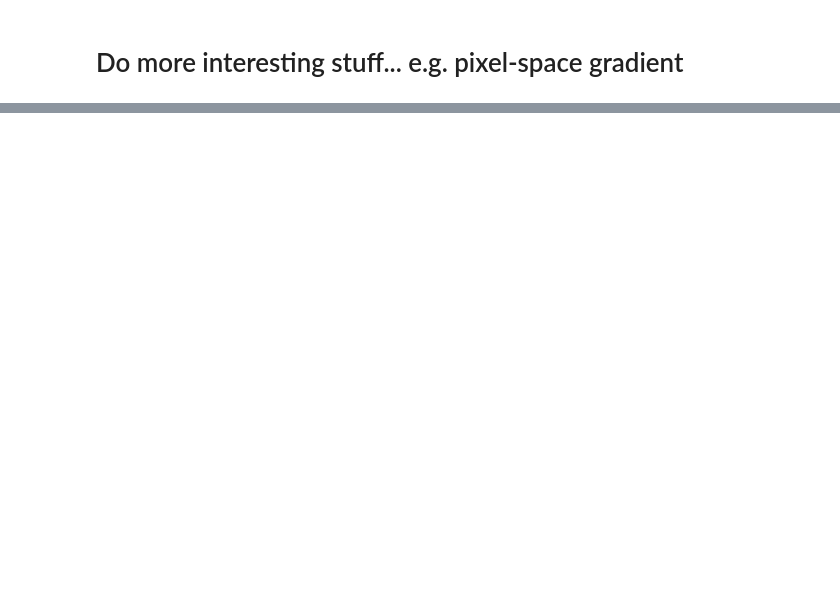
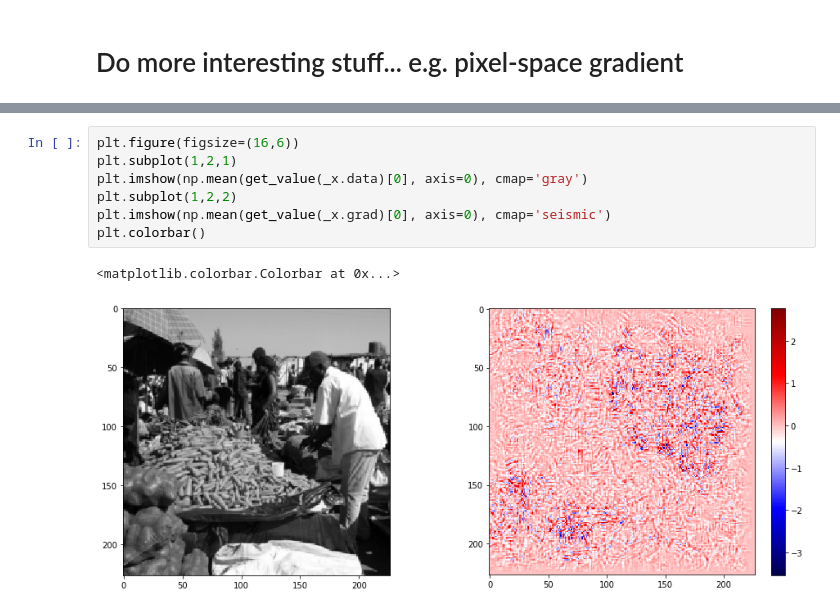
Before and after one commit to styvesg/nsd, a Jupyter notebook: torched_alexnet_fwrf_reload.ipynb, the cells around one changed output, grey strips where cells are left out. Cells and saved outputs as stored; diff of their text form; blank space fills up the shorter version.

```diff
--- a/torched_alexnet_fwrf_reload.ipynb
+++ b/torched_alexnet_fwrf_reload.ipynb
@@ -344,0 +305,10 @@ torch.Size([200, 3, 227, 227])
+# %%
+plt.figure(figsize=(16,6))
+plt.subplot(1,2,1)
+plt.imshow(np.mean(get_value(_x.data)[0], axis=0), cmap='gray')
+plt.subplot(1,2,2)
+plt.imshow(np.mean(get_value(_x.grad)[0], axis=0), cmap='seismic')
+plt.colorbar()
+# %% [output]
+<matplotlib.colorbar.Colorbar at 0x...>
+[figure, added]
```
Also changed, not shown: parts of 22 cells of this notebook, 3 other files.
